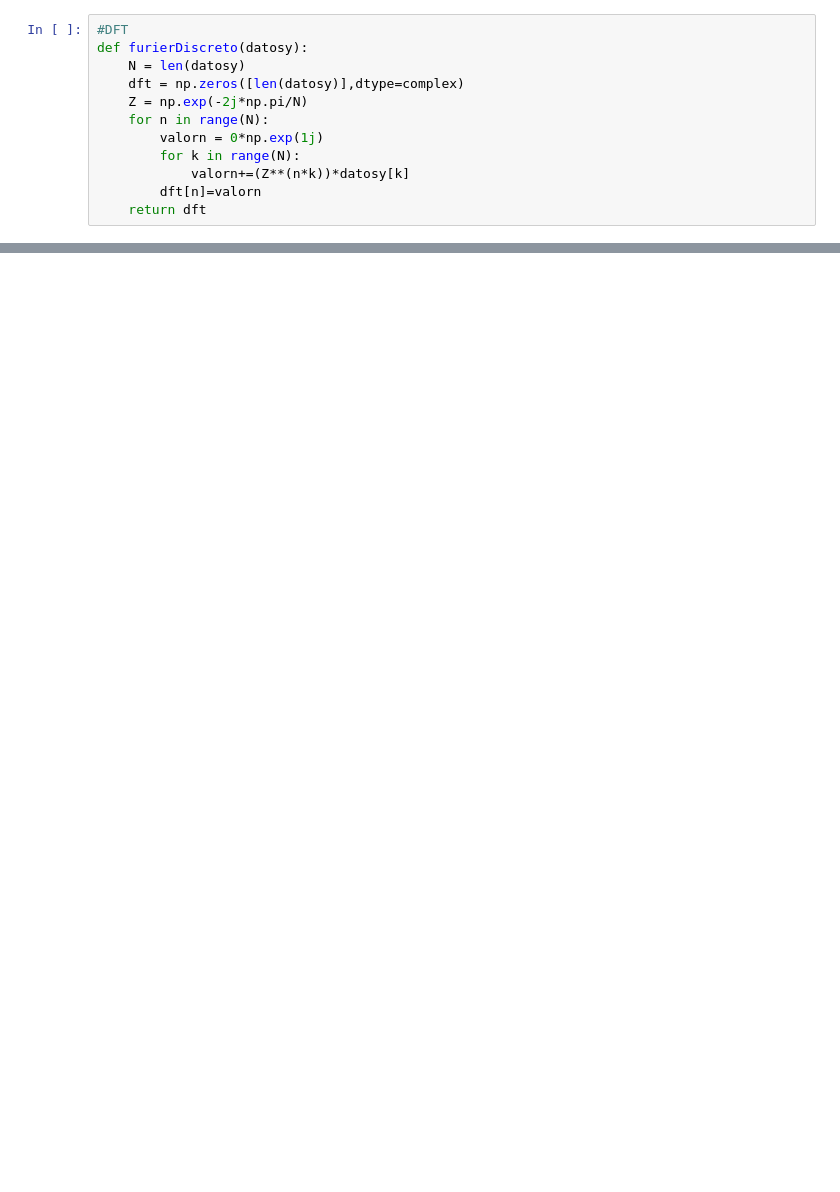
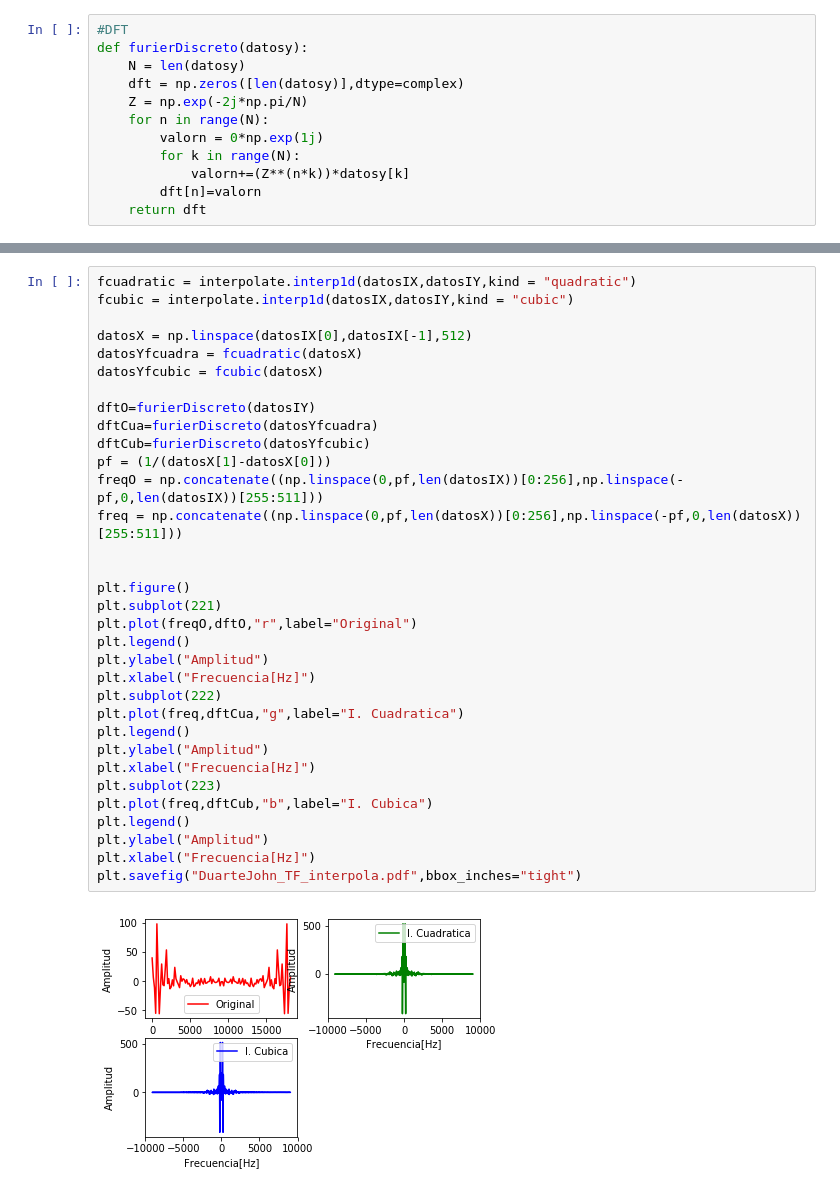
Before and after one commit to JADC362/MetodoTarea3, a Jupyter notebook: Furier.ipynb, the cells around one changed output, grey strips where cells are left out. Cells and saved outputs as stored; diff of their text form; blank space fills up the shorter version.

```diff
--- a/Furier.ipynb
+++ b/Furier.ipynb
@@ -47,0 +83,35 @@ Se obtiene por implementacion propias las frecuencias
+# %%
+fcuadratic = interpolate.interp1d(datosIX,datosIY,kind = "quadratic")
+fcubic = interpolate.interp1d(datosIX,datosIY,kind = "cubic")
+
+datosX = np.linspace(datosIX[0],datosIX[-1],512)
+datosYfcuadra = fcuadratic(datosX)
+datosYfcubic = fcubic(datosX)
+
+dftO=furierDiscreto(datosIY)
+dftCua=furierDiscreto(datosYfcuadra)
+dftCub=furierDiscreto(datosYfcubic)
+pf = (1/(datosX[1]-datosX[0]))
+freqO = np.concatenate((np.linspace(0,pf,len(datosIX))[0:256],np.linspace(-pf,0,len(datosIX))[255:511]))
+freq = np.concatenate((np.linspace(0,pf,len(datosX))[0:256],np.linspace(-pf,0,len(datosX))[255:511]))
+
+
+plt.figure()
+plt.subplot(221)
+plt.plot(freqO,dftO,"r",label="Original")
+plt.legend()
+plt.ylabel("Amplitud")
+plt.xlabel("Frecuencia[Hz]")
+plt.subplot(222)
+plt.plot(freq,dftCua,"g",label="I. Cuadratica")
+plt.legend()
+plt.ylabel("Amplitud")
+plt.xlabel("Frecuencia[Hz]")
+plt.subplot(223)
+plt.plot(freq,dftCub,"b",label="I. Cubica")
+plt.legend()
+plt.ylabel("Amplitud")
+plt.xlabel("Frecuencia[Hz]")
+plt.savefig("DuarteJohn_TF_interpola.pdf",bbox_inches="tight")
+# %% [output]
+[figure, added]
```
Also changed, not shown: parts of 9 cells of this notebook, 1 other file.
